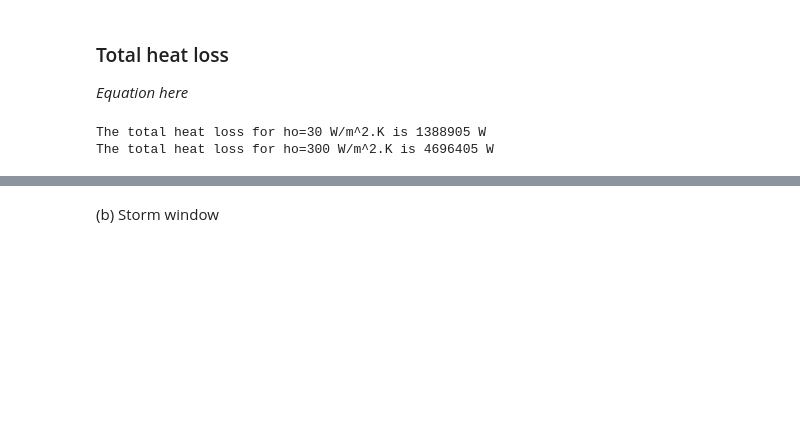
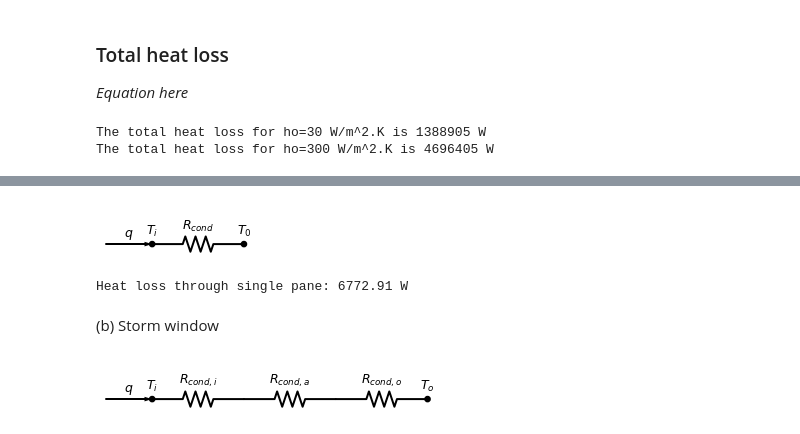
Before and after one commit to avery-cc/Heat-Transfer, a Jupyter notebook: ME144-HW2-2022-student.ipynb, the cells around one changed output, grey strips where cells are left out. Drawn from its saved outputs; the diff is of its cells as text; code cells hidden in the pictures; blank space fills up the shorter version.

```diff
--- a/ME144-HW2-2022-student.ipynb
+++ b/ME144-HW2-2022-student.ipynb
@@ -409,21 +413,41 @@ Sketch of a single pane window (a), a storm window (b) and a double pane window
 # %%
 import schemdraw as schem
 import schemdraw.elements as e
 import matplotlib.pyplot as plt
 import numpy as np
 import math
 import scipy.constants as sc
 from Libraries import HT_thermal_resistance as res
 Ti = 10 #C
 To = -10 #C
 DT = Ti - To
 k_glass = 0.96 #W/m.K
 t_glass = 3./32.*0.0254 #m
 h = 1.2 #m
 w = 0.7 #m
 A = h*w
 
 # Create Resistance list
 Rsingle = []
+Rsingle.append(res.Resistance(name="$R_{cond}$", units="W"))
+
+d = schem.Drawing()
+d.add(e.ARROW, d='right', label='$q$', l=1.5)
+d.add(e.DOT, label="$T_i$")
+d.add(e.RES, d='right', label=Rsingle[0].name)
+d.add(e.DOT, label="$T_{0}$")
+d.draw()
+# %% [output]
+[figure, added]
+# %%
+# heat loss through single pane
+
+Rsingle[0].cond_plane(k_glass, t_glass, A)
+
+Rtot_single = (1/Rsingle[0].R)**(-1)
+q = (1/Rtot_single)*DT
+print(f"Heat loss through single pane: {q:.2f} W")
+# %% [output]
+Heat loss through single pane: 6772.91 W
 # %% [markdown]
 (b) Storm window
@@ -436,2 +454,22 @@ Rstorm = []
+# %%
+from Libraries import thermodynamics as thermo
+Tm = (Ti+To)/2
+airstorm = thermo.Fluid('air',Tm,'C')
+t_gap_storm = 1*0.0254 #m
+Rstorm = []
+Rstorm.append(res.Resistance(name="$R_{cond,i}$", units="W"))
+Rstorm.append(res.Resistance(name="$R_{cond,a}$", units="W"))
+Rstorm.append(res.Resistance(name="$R_{cond,o}$", units="W"))
+
+d=schem.Drawing()
+d.add(e.ARROW, d='right', label="$q$", l=1.5)
+d.add(e.DOT, label="$T_i$")
+d.add(e.RES, label=Rstorm[0].name)
+d.add(e.RES, label=Rstorm[1].name)
+d.add(e.RES, label=Rstorm[2].name)
+d.add(e.DOT, label="$T_o$")
+d.draw()
+# %% [output]
+[figure, added]
 # %%
 print("The thermal conductivity of air in the gap of the storm window is %.3f W/m^2.K" %(airstorm.k))
```
Also changed, not shown: parts of 9 cells of this notebook.
